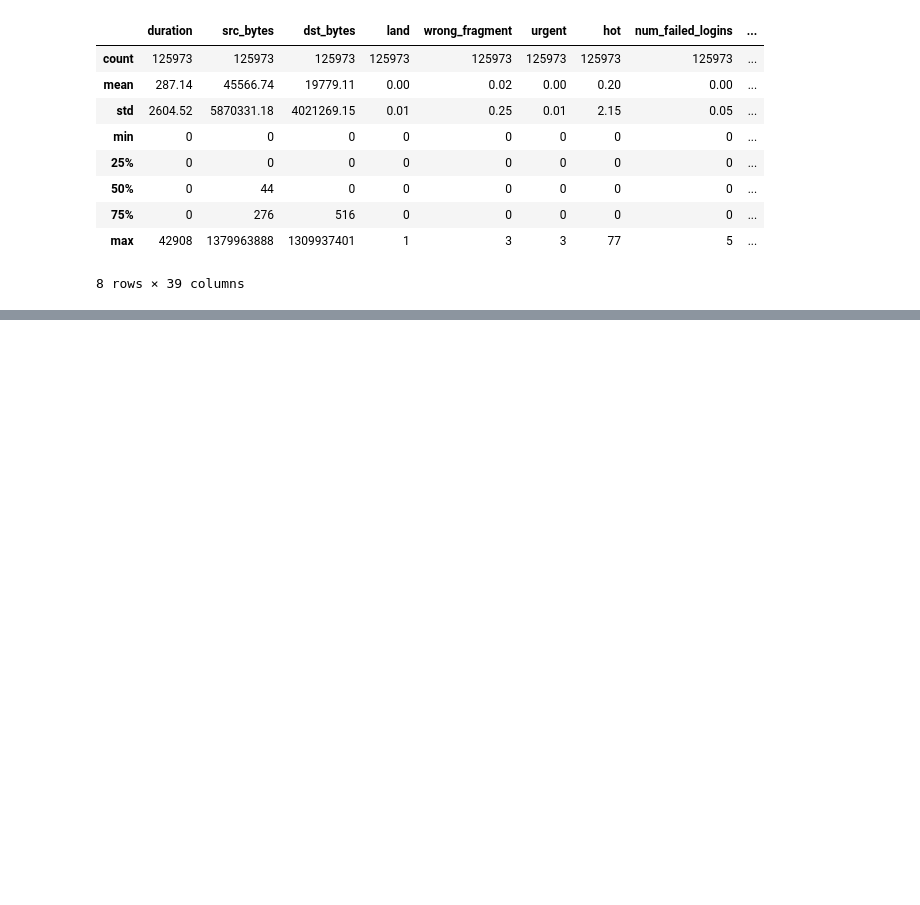
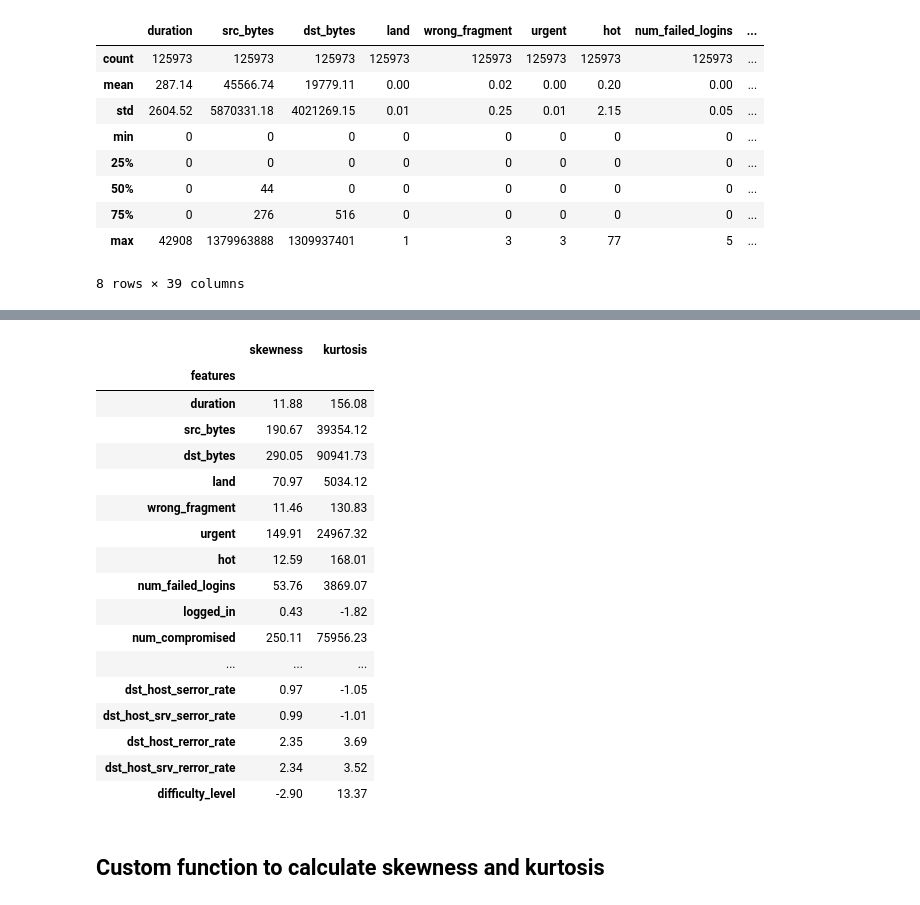
Before and after one commit to NaimPro-tech/Network-Intrusion-Detection-System, a Jupyter notebook: notebooks/intrusion.ipynb, the cells around one changed output, grey strips where cells are left out. Cells and saved outputs as stored; diff of their text form; code cells hidden in the pictures; blank space fills up the shorter version.

Commit message:
Custom Skewness & Kurtosis Function Implemention

```diff
--- a/notebooks/intrusion.ipynb
+++ b/notebooks/intrusion.ipynb
@@ -259,0 +353,39 @@ train_df.describe()
+# %%
+skew_map = {}
+
+for key, value in train_df[features].items():
+    skew_map[key] = value.skew()
+
+kurt_map = {}
+
+for key, value in train_df[features].items():
+    kurt_map[key] = value.kurt()
+# %%
+stats_df = pd.DataFrame({
+    "skewness":pd.Series(skew_map),
+    "kurtosis":pd.Series(kurt_map)
+})
+stats_df.index.name = "features"
+# %%
+stats_df
+# %% [output]
+|  | skewness | kurtosis |
+| features |  |  |
+| duration | 11.88 | 156.08 |
+| src_bytes | 190.67 | 39354.12 |
+| dst_bytes | 290.05 | 90941.73 |
+| land | 70.97 | 5034.12 |
+| wrong_fragment | 11.46 | 130.83 |
+| urgent | 149.91 | 24967.32 |
+| hot | 12.59 | 168.01 |
+| num_failed_logins | 53.76 | 3869.07 |
+| logged_in | 0.43 | -1.82 |
+| num_compromised | 250.11 | 75956.23 |
+| ... | ... | ... |
+| dst_host_serror_rate | 0.97 | -1.05 |
+| dst_host_srv_serror_rate | 0.99 | -1.01 |
+| dst_host_rerror_rate | 2.35 | 3.69 |
+| dst_host_srv_rerror_rate | 2.34 | 3.52 |
+| difficulty_level | -2.90 | 13.37 |
+# %% [markdown]
+## Custom function to calculate skewness and kurtosis
```
Also changed, not shown: parts of 18 cells of this notebook, 1 other file.
